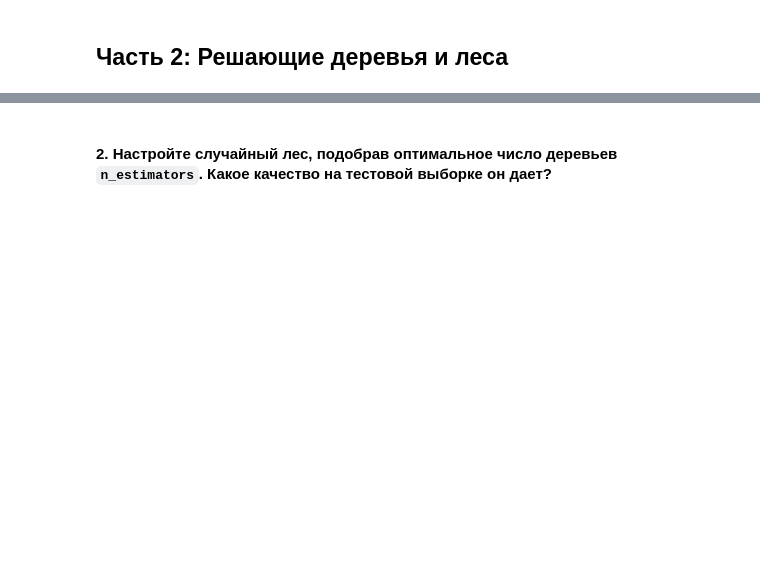
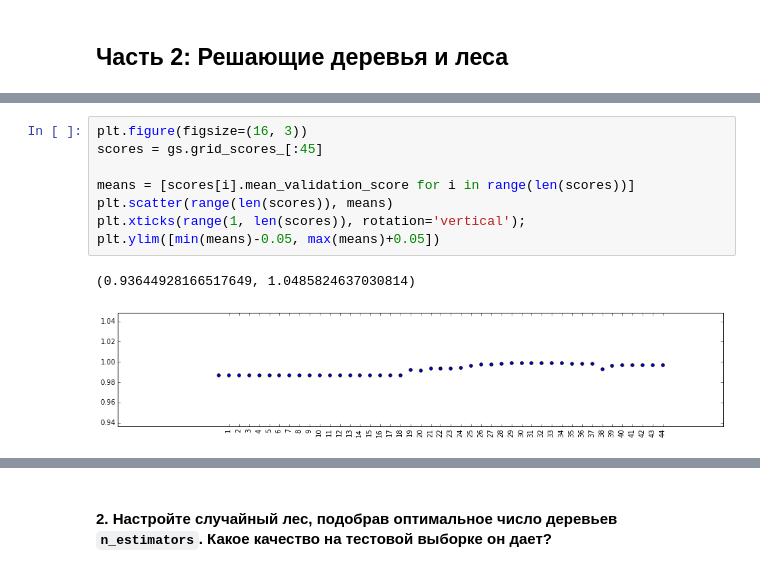
Before and after one commit to KopBob/mmp-ml-hw, a Jupyter notebook: lab2/lab02_knn_trees.ipynb, the cells around one changed output, grey strips where cells are left out. Drawn from its saved outputs; the diff is of its cells as text; blank space fills up the shorter version.

```diff
--- a/lab2/lab02_knn_trees.ipynb
+++ b/lab2/lab02_knn_trees.ipynb
@@ -340,0 +703,11 @@ f1_score(y_test, y_pred)
+# %%
+plt.figure(figsize=(16, 3))
+scores = gs.grid_scores_[:45]
+
+means = [scores[i].mean_validation_score for i in range(len(scores))]
+plt.scatter(range(len(scores)), means)
+plt.xticks(range(1, len(scores)), rotation='vertical');
+plt.ylim([min(means)-0.05, max(means)+0.05])
+# %% [output]
+(0.93644928166517649, 1.0485824637030814)
+[figure, added]
```
Also changed, not shown: parts of 107 cells of this notebook.
